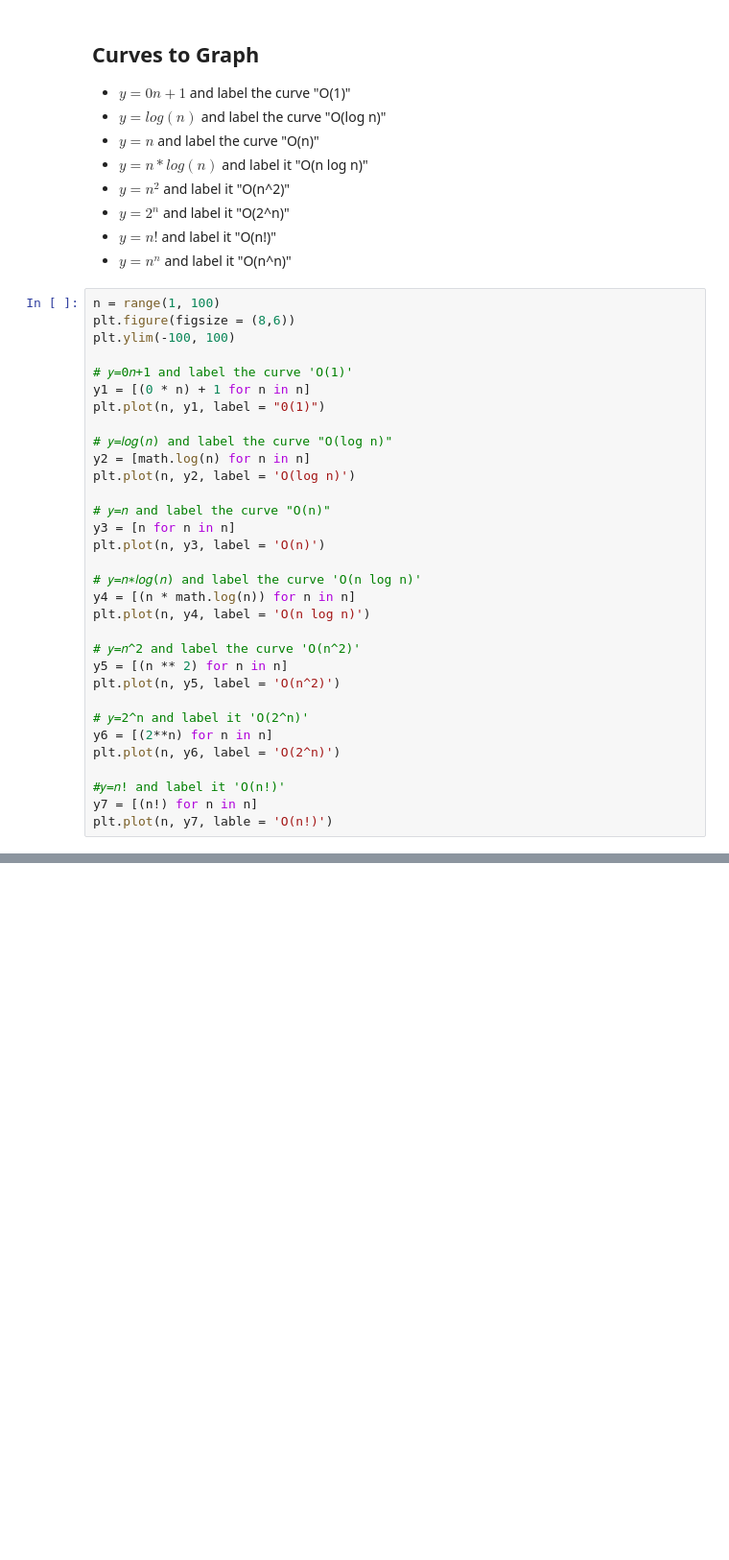
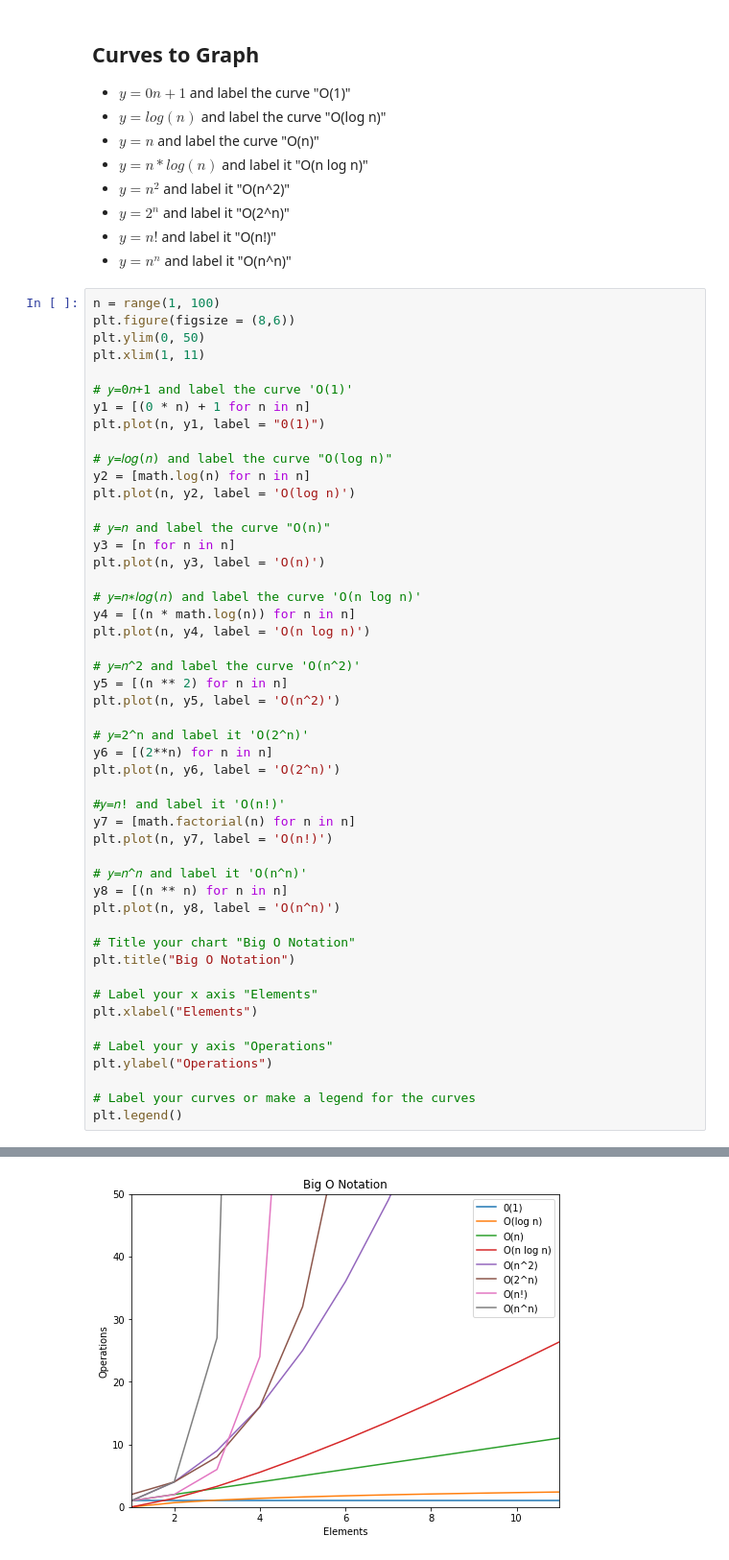
Before and after one commit to greg-maggard/numpy_pandas_visualization_exercises, a Jupyter notebook: big_o_notation.ipynb, the cells around one changed output, grey strips where cells are left out. Shown: that part at 96% size. Cells and saved outputs as stored; diff of their text form; blank space fills up the shorter version.

```diff
--- a/big_o_notation.ipynb
+++ b/big_o_notation.ipynb
@@ -22,7 +22,8 @@ import pandas as pd
 # %%
 n = range(1, 100)
 plt.figure(figsize = (8,6))
-plt.ylim(-100, 100)
+plt.ylim(0, 50)
+plt.xlim(1, 11)
 
 # 𝑦=0𝑛+1 and label the curve 'O(1)'
 y1 = [(0 * n) + 1 for n in n]
@@ -49,6 +50,22 @@ y6 = [(2**n) for n in n]
 plt.plot(n, y6, label = 'O(2^n)')
 
 #𝑦=𝑛! and label it 'O(n!)'
-y7 = [(n!) for n in n]
-plt.plot(n, y7, lable = 'O(n!)')
+y7 = [math.factorial(n) for n in n]
+plt.plot(n, y7, label = 'O(n!)')
+
+# 𝑦=𝑛^𝑛 and label it 'O(n^n)'
+y8 = [(n ** n) for n in n]
+plt.plot(n, y8, label = 'O(n^n)')
+
+# Title your chart "Big O Notation"
+plt.title("Big O Notation")
+
+# Label your x axis "Elements"
+plt.xlabel("Elements")
+
+# Label your y axis "Operations"
+plt.ylabel("Operations")
+
+# Label your curves or make a legend for the curves
+plt.legend()
 # %% [output]
@@ -55,0 +73 @@ SyntaxError: invalid syntax (762289079.py, line 30)
+[figure, added]
```
Also changed, not shown: parts of 2 cells of this notebook, 3 other files.
